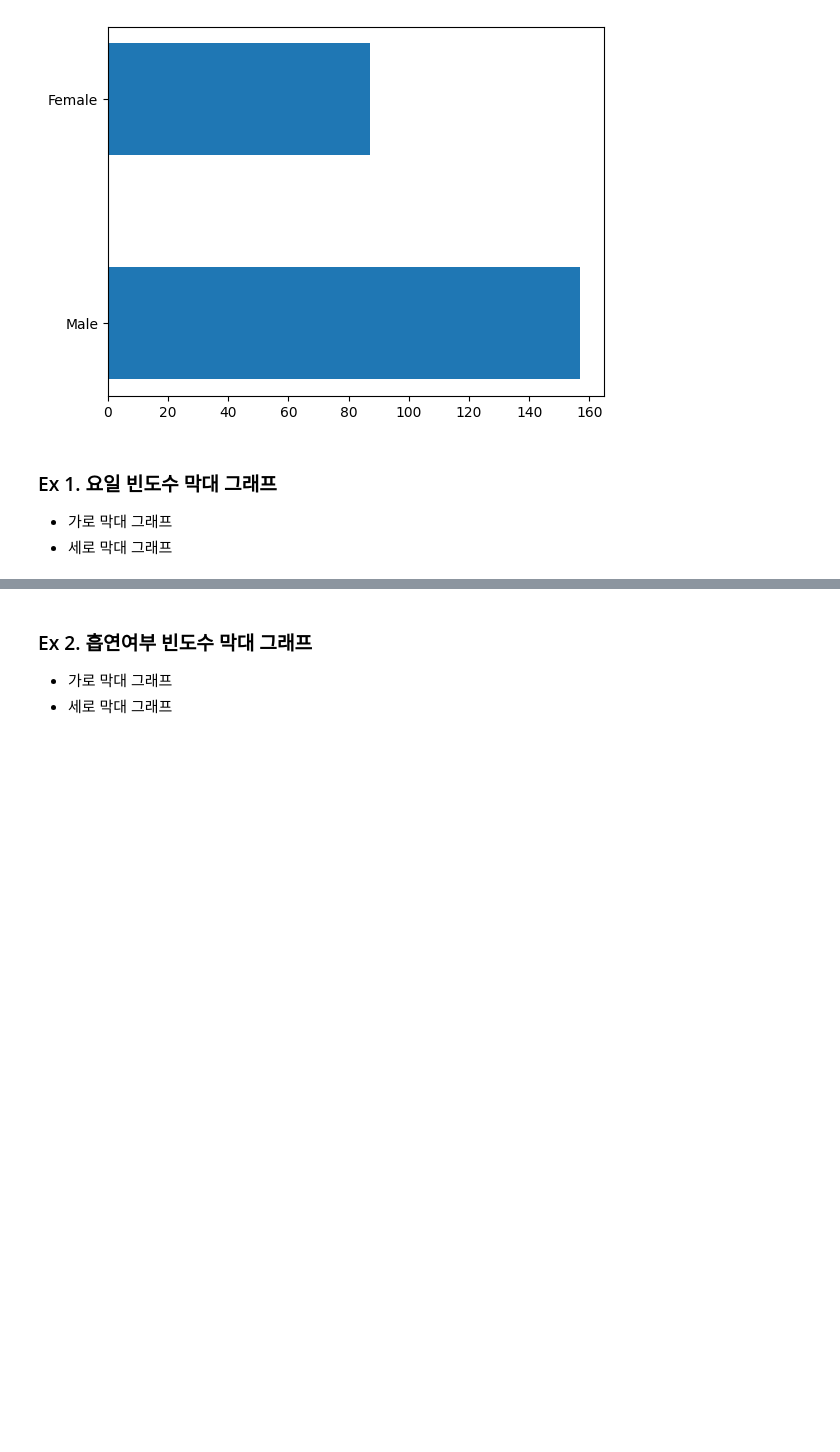
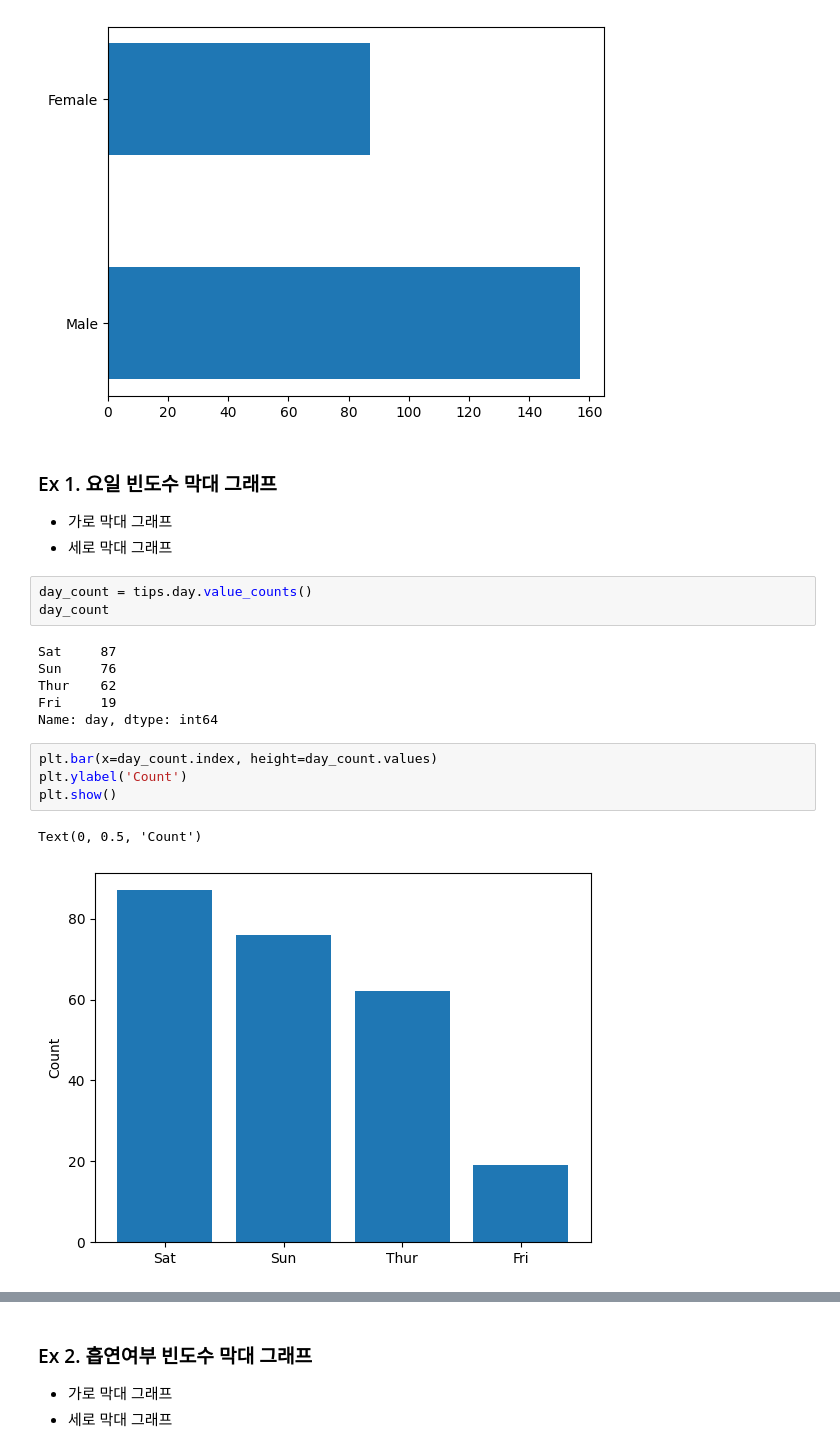
Before and after one commit to kiminhonawa/python, a Jupyter notebook: py16_matplotlib.ipynb, the cells around one changed output, grey strips where cells are left out. Drawn from its saved outputs; the diff is of its cells as text; blank space fills up the shorter version.

```diff
--- a/py16_matplotlib.ipynb
+++ b/py16_matplotlib.ipynb
@@ -273,3 +273,19 @@ plt.show()
 
 *  가로 막대 그래프
 *  세로 막대 그래프
+# %%
+day_count = tips.day.value_counts()
+day_count
+# %% [output]
+Sat     87
+Sun     76
+Thur    62
+Fri     19
+Name: day, dtype: int64
+# %%
+plt.bar(x=day_count.index, height=day_count.values)
+plt.ylabel('Count')
+plt.show()
+# %% [output]
+Text(0, 0.5, 'Count')
+[figure, added]
```
Also changed, not shown: parts of 13 cells of this notebook.
